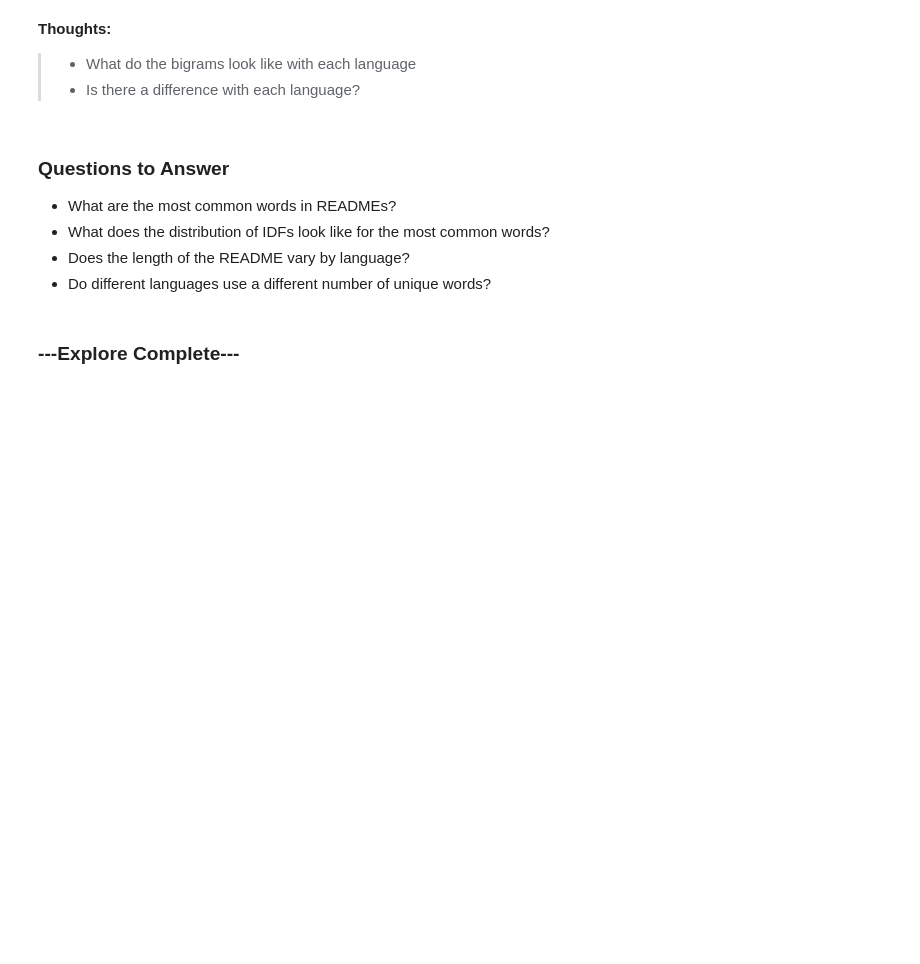
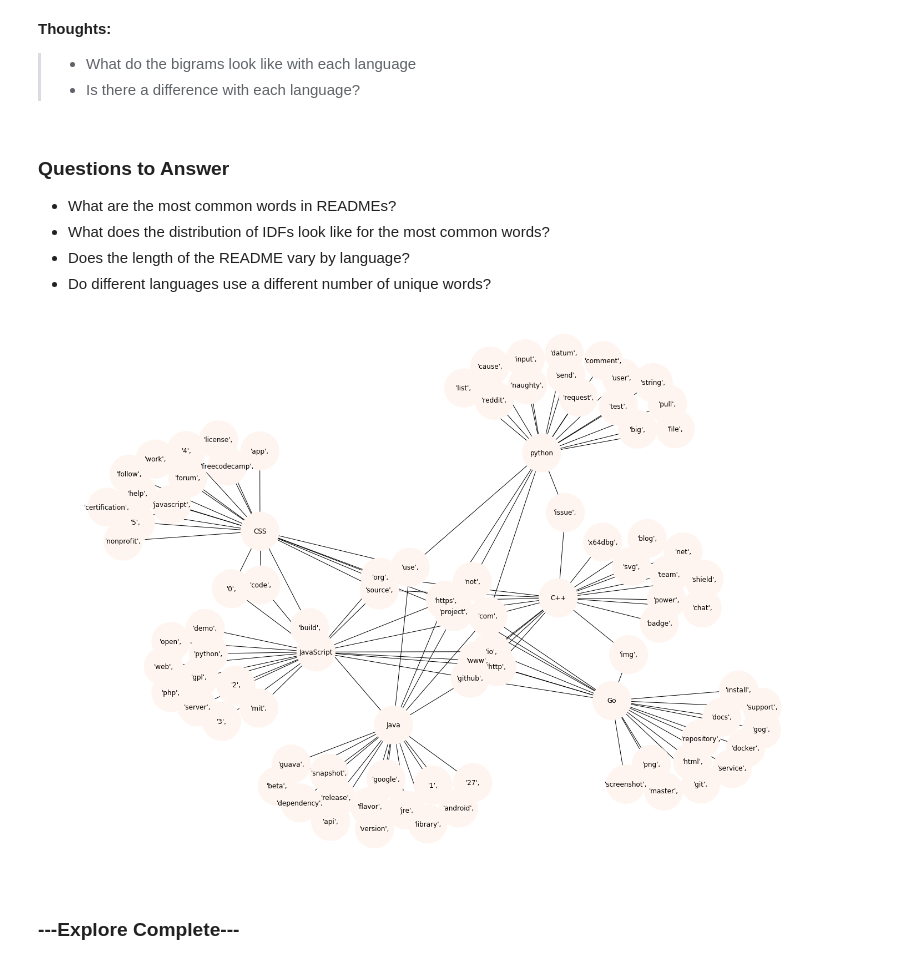
Before and after one commit to nlp-101/github_nlp, a Jupyter notebook: NLP_Project.ipynb, the cells around one changed output. Saved outputs shown, nothing was run; the diff lists cells and outputs as text; code cells hidden in the pictures; blank space fills up the shorter version.

Commit message:
added awesome chart

```diff
--- a/NLP_Project.ipynb
+++ b/NLP_Project.ipynb
@@ -225,3 +216,10 @@ go_frequency = get_frequency(df, 'Go')
+# %%
+js_frequency = get_frequency(df, 'JavaScript')
+python_frequency = get_frequency(df, 'Python')
+go_frequency = get_frequency(df, 'Go')
+java_frequency = get_frequency(df, 'Java')
+cplus_frequency = get_frequency(df, 'C++')
+css_frequency = get_frequency(df, 'CSS')
 # %% [markdown]
 **What are the 20 most common words on the Java Readme's?**
 # %% [markdown]
@@ -241,6 +253,18 @@ top_20_py_words.rename(columns={'index': 'words', 0: 'freq'}, inplace=True)
 top_20_go_words = go_frequency.sort_values([0], ascending=False).head(20)
 top_20_go_words.reset_index(inplace=True)
 top_20_go_words.rename(columns={'index': 'words', 0: 'freq'}, inplace=True)
+
+top_20_java_words = java_frequency.sort_values([0], ascending=False).head(20)
+top_20_java_words.reset_index(inplace=True)
+top_20_java_words.rename(columns={'index': 'words', 0: 'freq'}, inplace=True)
+
+top_20_cplus_words = cplus_frequency.sort_values([0], ascending=False).head(20)
+top_20_cplus_words.reset_index(inplace=True)
+top_20_cplus_words.rename(columns={'index': 'words', 0: 'freq'}, inplace=True)
+
+top_20_css_words = css_frequency.sort_values([0], ascending=False).head(20)
+top_20_css_words.reset_index(inplace=True)
+top_20_css_words.rename(columns={'index': 'words', 0: 'freq'}, inplace=True)
 # %% [markdown]
 ### JavaScript Word Frequency Visuals
 # %%
@@ -365,3 +391,39 @@ plt.show()
+# %%
+G = nx.Graph()
+plt.figure(3,figsize=(24,18))
+
+for word in top_20_py_words.words:
+    G.add_edge('python', word)
+
+for word in top_20_go_words.words:
+    G.add_edge('Go', word)
+
+for word in top_20_js_words.words:
+    G.add_edge('JavaScript', word)
+
+for word in top_20_java_words.words:
+    G.add_edge('Java', word)
+
+for word in top_20_cplus_words.words:
+    G.add_edge('C++', word)
+
+for word in top_20_css_words.words:
+    G.add_edge('CSS', word)
+
+
+values = [1.0 for node in G.nodes()]
+edge_colours = ['black' for edge in G.edges()]
+black_edges = [edge for edge in G.edges()]
+
+pos = nx.spring_layout(G)
+nx.draw_networkx_nodes(G, pos, cmap=plt.get_cmap('Reds'), node_color =values, node_size=4800)
+nx.draw_networkx_edges(G, pos, edgelist=black_edges, arrows=True)
+nx.draw_networkx_labels(G,pos,font_size=12,font_family='sans-serif')
+
+plt.axis('off')
+plt.show()
+# %% [output]
+[figure, added]
 # %% [markdown]
 ### ---Explore Complete---
 # %% [markdown]
```
Also changed, not shown: parts of 15 cells of this notebook.
